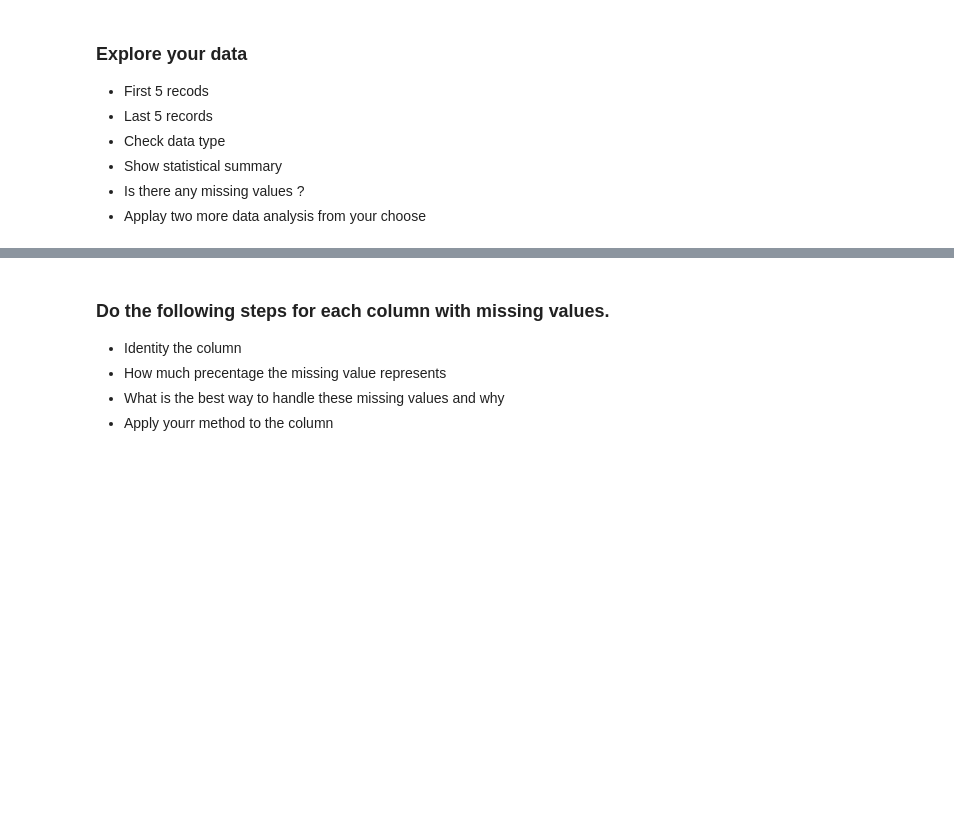
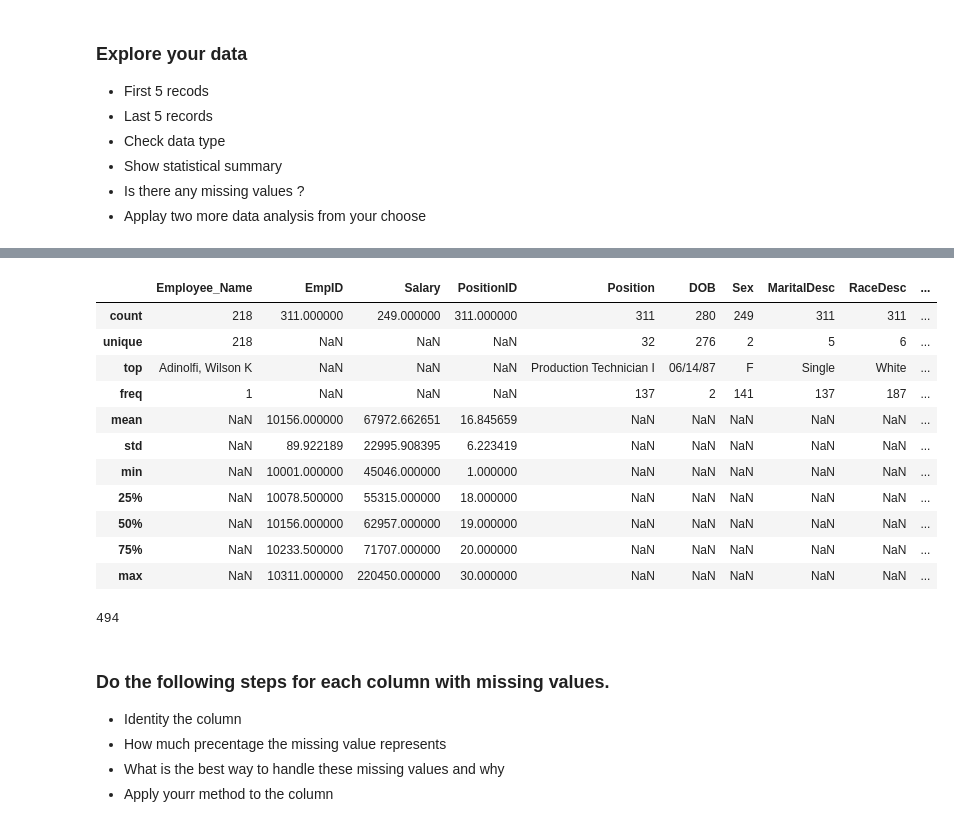
Before and after one commit to Tuwaiq-Data-Science-Bootcamp-V2/MissingData-Lab1, a Jupyter notebook: Missing Values Assignment .ipynb, the cells around one changed output, grey strips where cells are left out. Cells and saved outputs as stored; diff of their text form; code cells hidden in the pictures; blank space fills up the shorter version.

```diff
--- a/Missing Values Assignment .ipynb
+++ b/Missing Values Assignment .ipynb
@@ -3,5 +9,7 @@
 # %% [markdown]
 ### Load your dataset
+# %%
+df = pd.read_csv("HR_Missing_Vslues.csv")
 # %% [markdown]
 ### Explore your data
 
@@ -14,3 +63,23 @@
+# %%
+#Statical summary
+df.describe(include='all')
+# %% [output]
+|  | Employee_Name | EmpID | Salary | PositionID | Position | DOB | Sex | MaritalDesc | RaceDesc | ... |
+| count | 218 | 311.000000 | 249.000000 | 311.000000 | 311 | 280 | 249 | 311 | 311 | ... |
+| unique | 218 | NaN | NaN | NaN | 32 | 276 | 2 | 5 | 6 | ... |
+| top | Adinolfi, Wilson K | NaN | NaN | NaN | Production Technician I | 06/14/87 | F | Single | White | ... |
+| freq | 1 | NaN | NaN | NaN | 137 | 2 | 141 | 137 | 187 | ... |
+| mean | NaN | 10156.000000 | 67972.662651 | 16.845659 | NaN | NaN | NaN | NaN | NaN | ... |
+| std | NaN | 89.922189 | 22995.908395 | 6.223419 | NaN | NaN | NaN | NaN | NaN | ... |
+| min | NaN | 10001.000000 | 45046.000000 | 1.000000 | NaN | NaN | NaN | NaN | NaN | ... |
+| 25% | NaN | 10078.500000 | 55315.000000 | 18.000000 | NaN | NaN | NaN | NaN | NaN | ... |
+| 50% | NaN | 10156.000000 | 62957.000000 | 19.000000 | NaN | NaN | NaN | NaN | NaN | ... |
+| 75% | NaN | 10233.500000 | 71707.000000 | 20.000000 | NaN | NaN | NaN | NaN | NaN | ... |
+| max | NaN | 10311.000000 | 220450.000000 | 30.000000 | NaN | NaN | NaN | NaN | NaN | ... |
+# %%
+df.isnull().sum().sum()
+# %% [output]
+494
 # %% [markdown]
 ### Do the following steps for each column with missing values.
 
```
Also changed, not shown: parts of 18 cells of this notebook.
